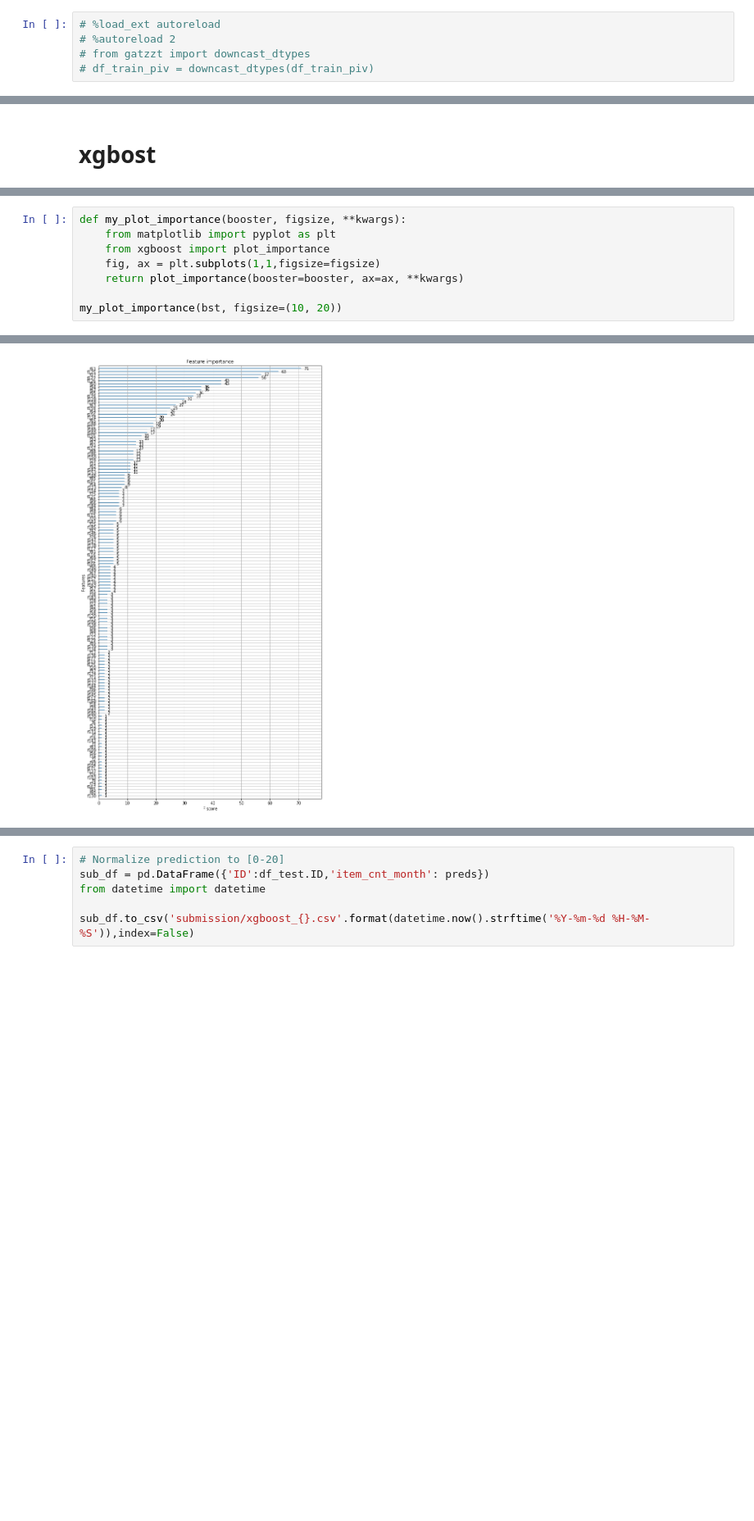
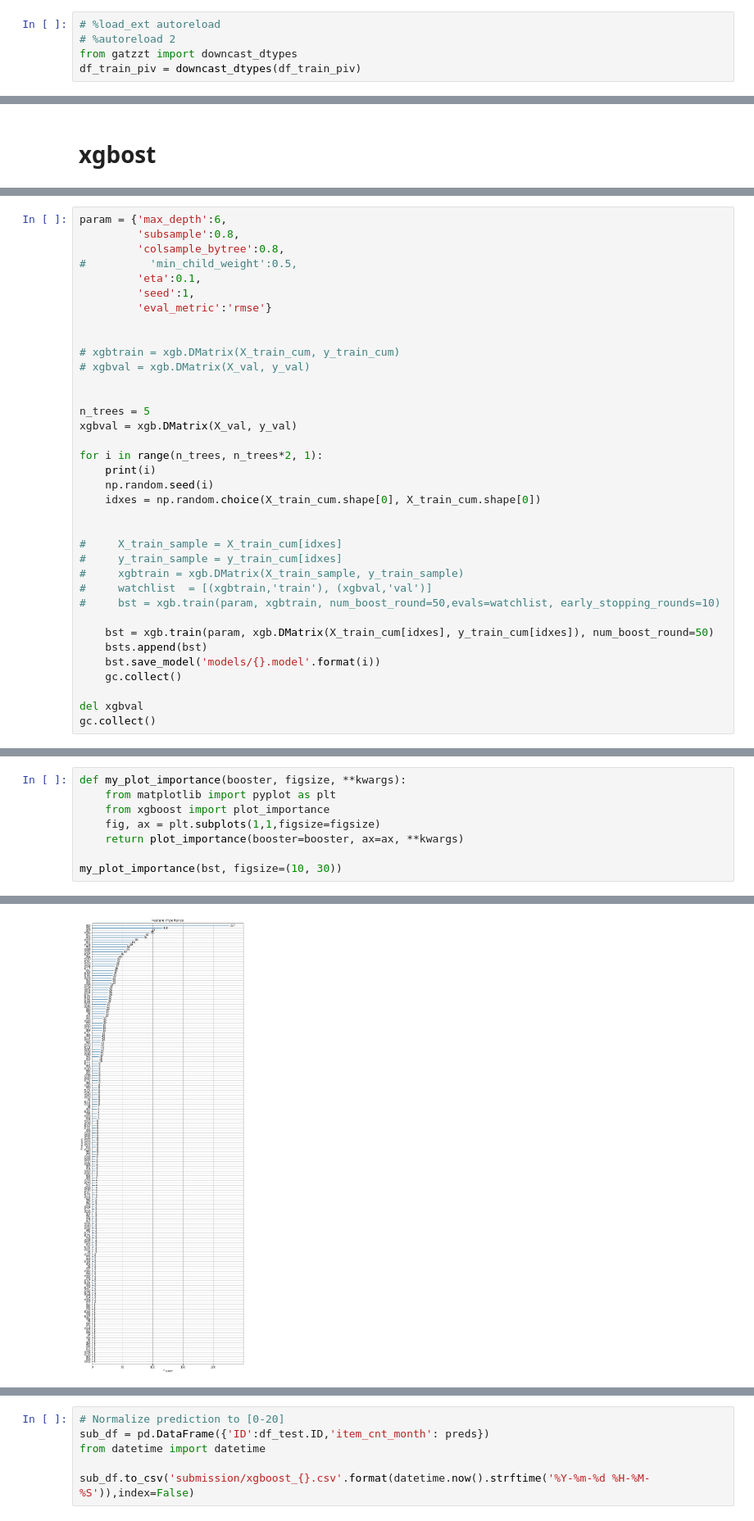
Before and after one commit to GatzZ/competitive-data-science-final-project, a Jupyter notebook: Main.ipynb, the cells around one changed output, grey strips where cells are left out. Shown at 82% size. Cells and saved outputs as stored; diff of their text form; blank space fills up the shorter version.

```diff
--- a/Main.ipynb
+++ b/Main.ipynb
@@ -169,8 +169,8 @@ df_train_piv.head()
 # %%
 # %load_ext autoreload
 # %autoreload 2
-# from gatzzt import downcast_dtypes
-# df_train_piv = downcast_dtypes(df_train_piv)
+from gatzzt import downcast_dtypes
+df_train_piv = downcast_dtypes(df_train_piv)
 # %% [markdown]
 # Preprocess categories
 # %%
@@ -368,0 +345,36 @@ Stopping. Best iteration:
+# %%
+param = {'max_depth':6,
+         'subsample':0.8,
+         'colsample_bytree':0.8,
+#          'min_child_weight':0.5,
+         'eta':0.1,
+         'seed':1,
+         'eval_metric':'rmse'}
+
+
+# xgbtrain = xgb.DMatrix(X_train_cum, y_train_cum)
+# xgbval = xgb.DMatrix(X_val, y_val)
+
+
+n_trees = 5
+xgbval = xgb.DMatrix(X_val, y_val)
+
+for i in range(n_trees, n_trees*2, 1):
+    print(i)
+    np.random.seed(i)
+    idxes = np.random.choice(X_train_cum.shape[0], X_train_cum.shape[0])
+
+
+#     X_train_sample = X_train_cum[idxes]
+#     y_train_sample = y_train_cum[idxes]
+#     xgbtrain = xgb.DMatrix(X_train_sample, y_train_sample)
+#     watchlist  = [(xgbtrain,'train'), (xgbval,'val')]
+#     bst = xgb.train(param, xgbtrain, num_boost_round=50,evals=watchlist, early_stopping_rounds=10)
+
+    bst = xgb.train(param, xgb.DMatrix(X_train_cum[idxes], y_train_cum[idxes]), num_boost_round=50)
+    bsts.append(bst)
+    bst.save_model('models/{}.model'.format(i))
+    gc.collect()
+
+del xgbval
+gc.collect()
@@ -383,14 +409,14 @@ np.sqrt(mean_squared_error(y_last, preds))
 # %%
 def my_plot_importance(booster, figsize, **kwargs):
     from matplotlib import pyplot as plt
     from xgboost import plot_importance
     fig, ax = plt.subplots(1,1,figsize=figsize)
     return plot_importance(booster=booster, ax=ax, **kwargs)
 
-my_plot_importance(bst, figsize=(10, 20))
+my_plot_importance(bst, figsize=(10, 30))
 # %% [output]
 <matplotlib.axes._subplots.AxesSubplot at 0x...>
-[figure, old version]
+[figure, new version]
 # %%
 df_test = df_test.merge(df_train_piv[df_train_piv.columns[~df_train_piv.columns.isin(['item_category_id', 'bigcat'])]], how = "left", on = ["shop_id", "item_id"])
 df_test[['bigcat']] = number.fit_transform(df_test.bigcat)
```
Also changed, not shown: parts of 29 cells of this notebook, 11 other files.
